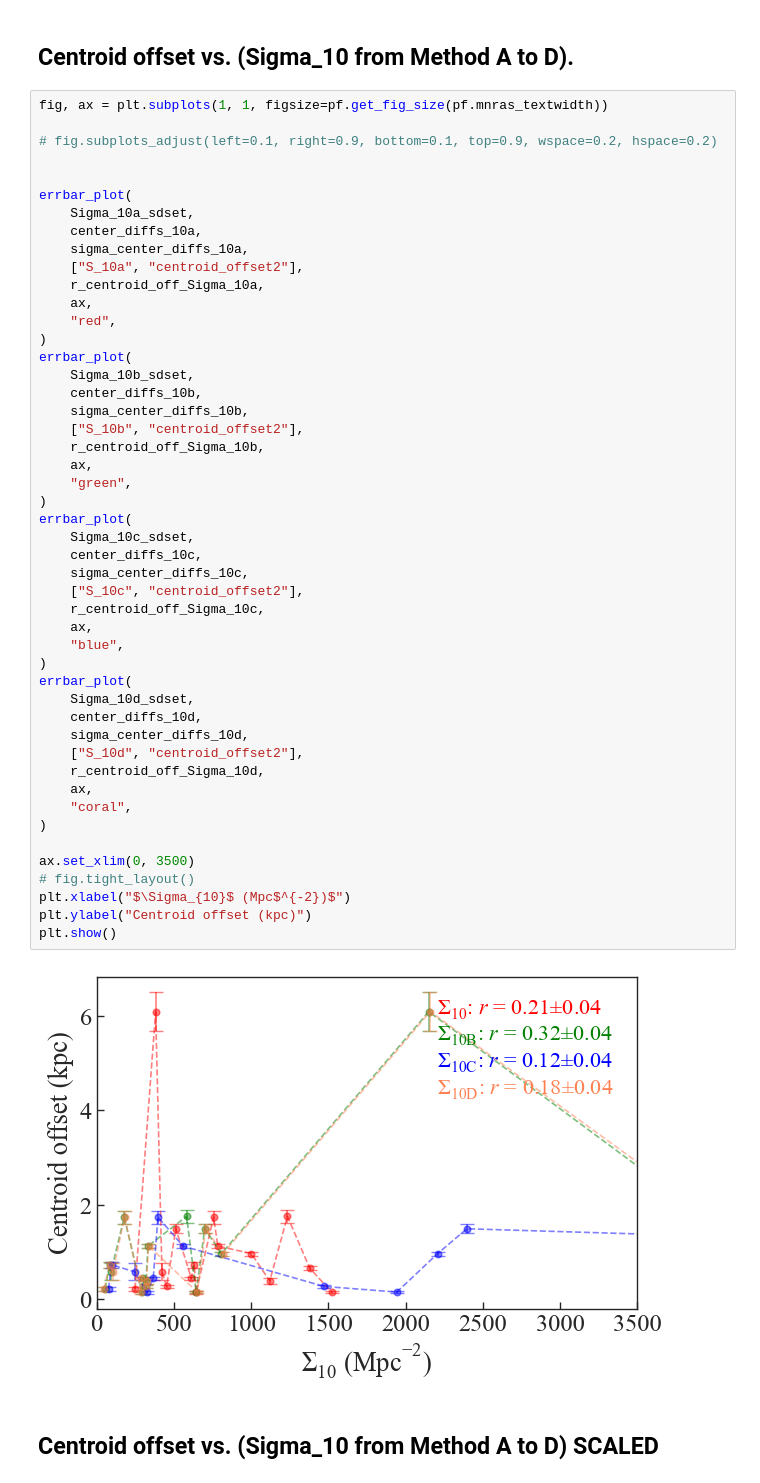
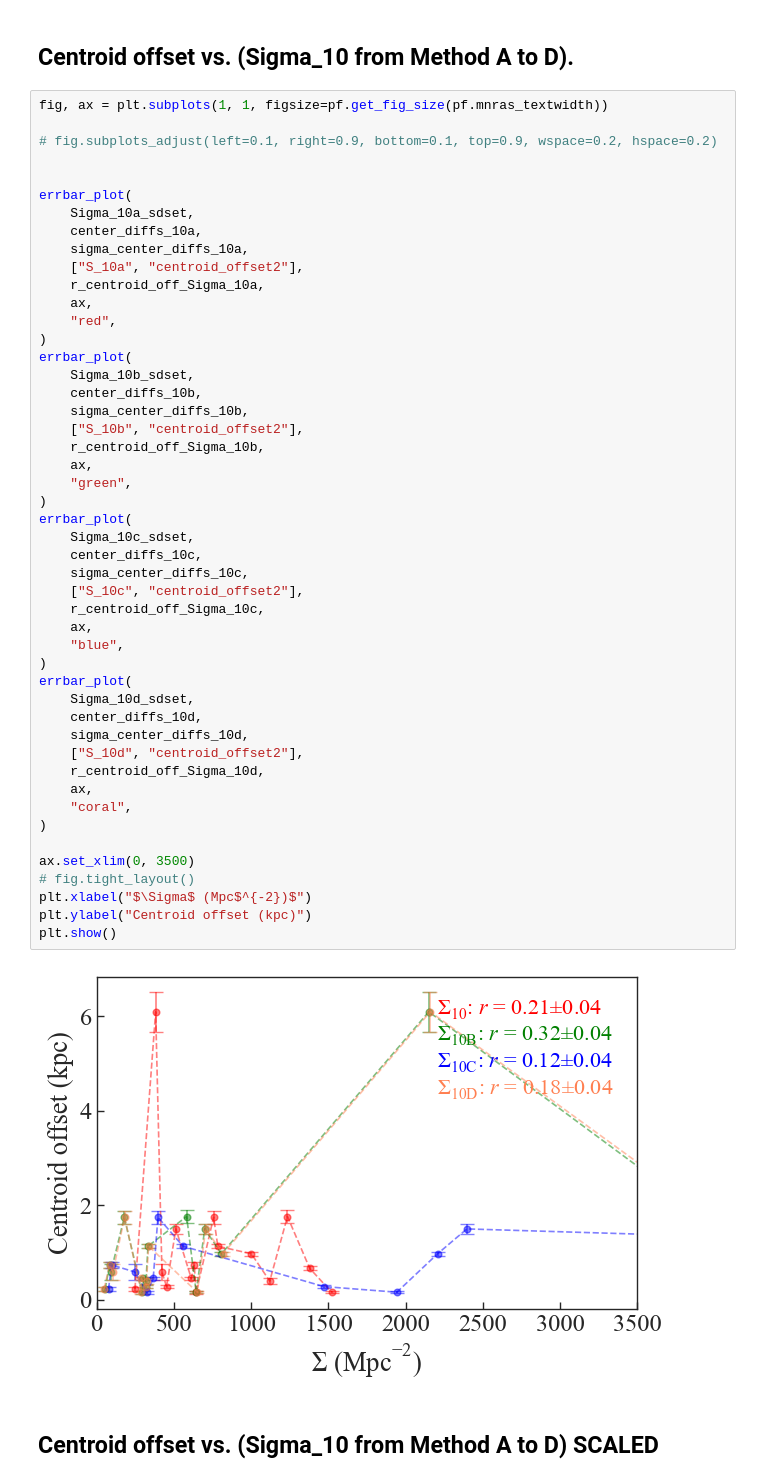
Before and after one commit to AstroBridge/BDLensing, a Jupyter notebook: analysis/correlation_centroidoff_angularoff.ipynb, the cells around one changed output. Cells and saved outputs as stored; diff of their text form.

```diff
--- a/analysis/correlation_centroidoff_angularoff.ipynb
+++ b/analysis/correlation_centroidoff_angularoff.ipynb
@@ -1420,35 +1420,35 @@ errbar_plot(
     sigma_center_diffs_10b,
     ["S_10b", "centroid_offset2"],
     r_centroid_off_Sigma_10b,
     ax,
     "green",
 )
 errbar_plot(
     Sigma_10c_sdset,
     center_diffs_10c,
     sigma_center_diffs_10c,
     ["S_10c", "centroid_offset2"],
     r_centroid_off_Sigma_10c,
     ax,
     "blue",
 )
 errbar_plot(
     Sigma_10d_sdset,
     center_diffs_10d,
     sigma_center_diffs_10d,
     ["S_10d", "centroid_offset2"],
     r_centroid_off_Sigma_10d,
     ax,
     "coral",
 )
 
 ax.set_xlim(0, 3500)
 # fig.tight_layout()
-plt.xlabel("$\Sigma_{10}$ (Mpc$^{-2})$")
+plt.xlabel("$\Sigma$ (Mpc$^{-2})$")
 plt.ylabel("Centroid offset (kpc)")
 plt.show()
 # %% [output]
-[figure, old version]
+[figure, new version]
 # %% [markdown]
 ## Centroid offset vs. (Sigma_10 from Method A to D) SCALED
 # %%
```
Also changed, not shown: parts of 2 cells of this notebook, 13 other files.
